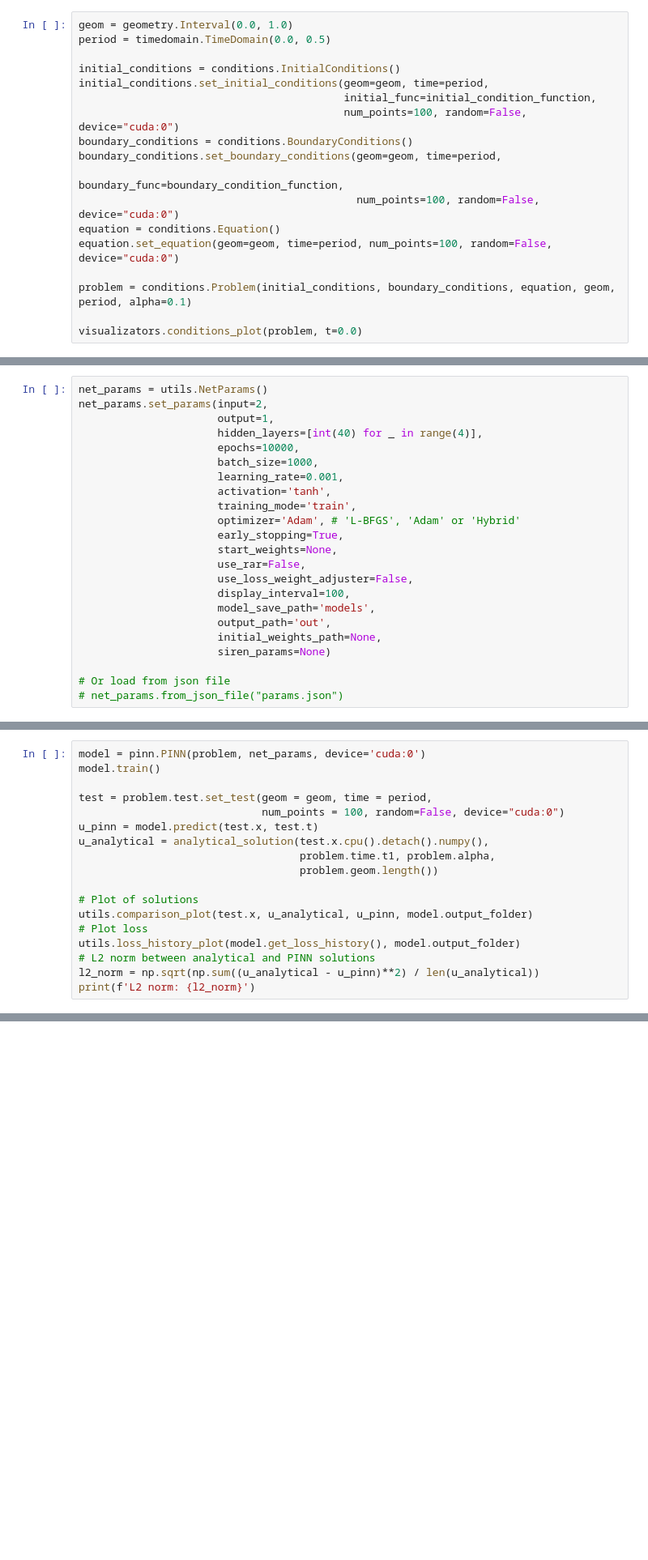
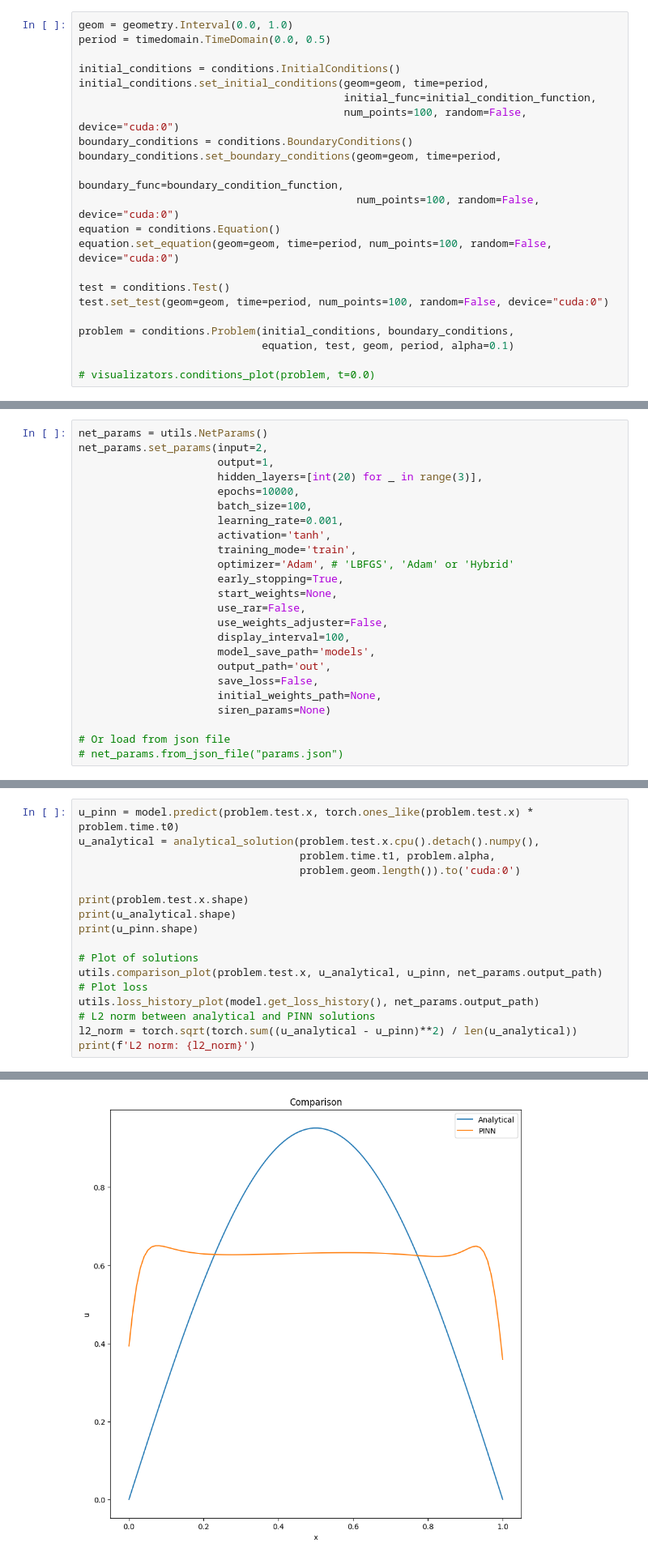
Before and after one commit to DikovAlexandr/PINN, a Jupyter notebook: TestPINN.ipynb, the cells around one changed output, grey strips where cells are left out. Shown at 81% size. Drawn from its saved outputs; the diff is of its cells as text; blank space fills up the shorter version.

```diff
--- a/TestPINN.ipynb
+++ b/TestPINN.ipynb
@@ -81,6 +81,10 @@ boundary_conditions.set_boundary_conditions(geom=geom, time=period,
 equation = conditions.Equation()
 equation.set_equation(geom=geom, time=period, num_points=100, random=False, device="cuda:0")
 
-problem = conditions.Problem(initial_conditions, boundary_conditions, equation, geom, period, alpha=0.1)
+test = conditions.Test()
+test.set_test(geom=geom, time=period, num_points=100, random=False, device="cuda:0")
 
-visualizators.conditions_plot(problem, t=0.0)
+problem = conditions.Problem(initial_conditions, boundary_conditions,
+                             equation, test, geom, period, alpha=0.1)
+
+# visualizators.conditions_plot(problem, t=0.0)
@@ -107,20 +107,21 @@ visualizators.solution_surface_plot(problem, solution)
 net_params = utils.NetParams()
 net_params.set_params(input=2,
                       output=1,
-                      hidden_layers=[int(40) for _ in range(4)],
+                      hidden_layers=[int(20) for _ in range(3)],
                       epochs=10000,
-                      batch_size=1000,
+                      batch_size=100,
                       learning_rate=0.001,
                       activation='tanh',
                       training_mode='train',
-                      optimizer='Adam', # 'L-BFGS', 'Adam' or 'Hybrid'
+                      optimizer='Adam', # 'LBFGS', 'Adam' or 'Hybrid'
                       early_stopping=True,
                       start_weights=None,
                       use_rar=False,
-                      use_loss_weight_adjuster=False,
+                      use_weights_adjuster=False,
                       display_interval=100,
                       model_save_path='models',
                       output_path='out',
+                      save_loss=False,
                       initial_weights_path=None,
                       siren_params=None)
 
@@ -129,19 +140,18 @@ net_params.set_params(input=2,
 # %%
-model = pinn.PINN(problem, net_params, device='cuda:0')
-model.train()
+u_pinn = model.predict(problem.test.x, torch.ones_like(problem.test.x) * problem.time.t0)
+u_analytical = analytical_solution(problem.test.x.cpu().detach().numpy(),
+                                   problem.time.t1, problem.alpha,
+                                   problem.geom.length()).to('cuda:0')
 
-test = problem.test.set_test(geom = geom, time = period,
-                             num_points = 100, random=False, device="cuda:0")
-u_pinn = model.predict(test.x, test.t)
-u_analytical = analytical_solution(test.x.cpu().detach().numpy(),
-                                   problem.time.t1, problem.alpha,
-                                   problem.geom.length())
+print(problem.test.x.shape)
+print(u_analytical.shape)
+print(u_pinn.shape)
 
 # Plot of solutions
-utils.comparison_plot(test.x, u_analytical, u_pinn, model.output_folder)
+utils.comparison_plot(problem.test.x, u_analytical, u_pinn, net_params.output_path)
 # Plot loss
-utils.loss_history_plot(model.get_loss_history(), model.output_folder)
+utils.loss_history_plot(model.get_loss_history(), net_params.output_path)
 # L2 norm between analytical and PINN solutions
-l2_norm = np.sqrt(np.sum((u_analytical - u_pinn)**2) / len(u_analytical))
+l2_norm = torch.sqrt(torch.sum((u_analytical - u_pinn)**2) / len(u_analytical))
 print(f'L2 norm: {l2_norm}')
 # %% [output]
@@ -148,0 +161 @@ TypeError: str is not a Module subclass
+[figure, added]
```
Also changed, not shown: parts of 5 cells of this notebook, 6 other files.
